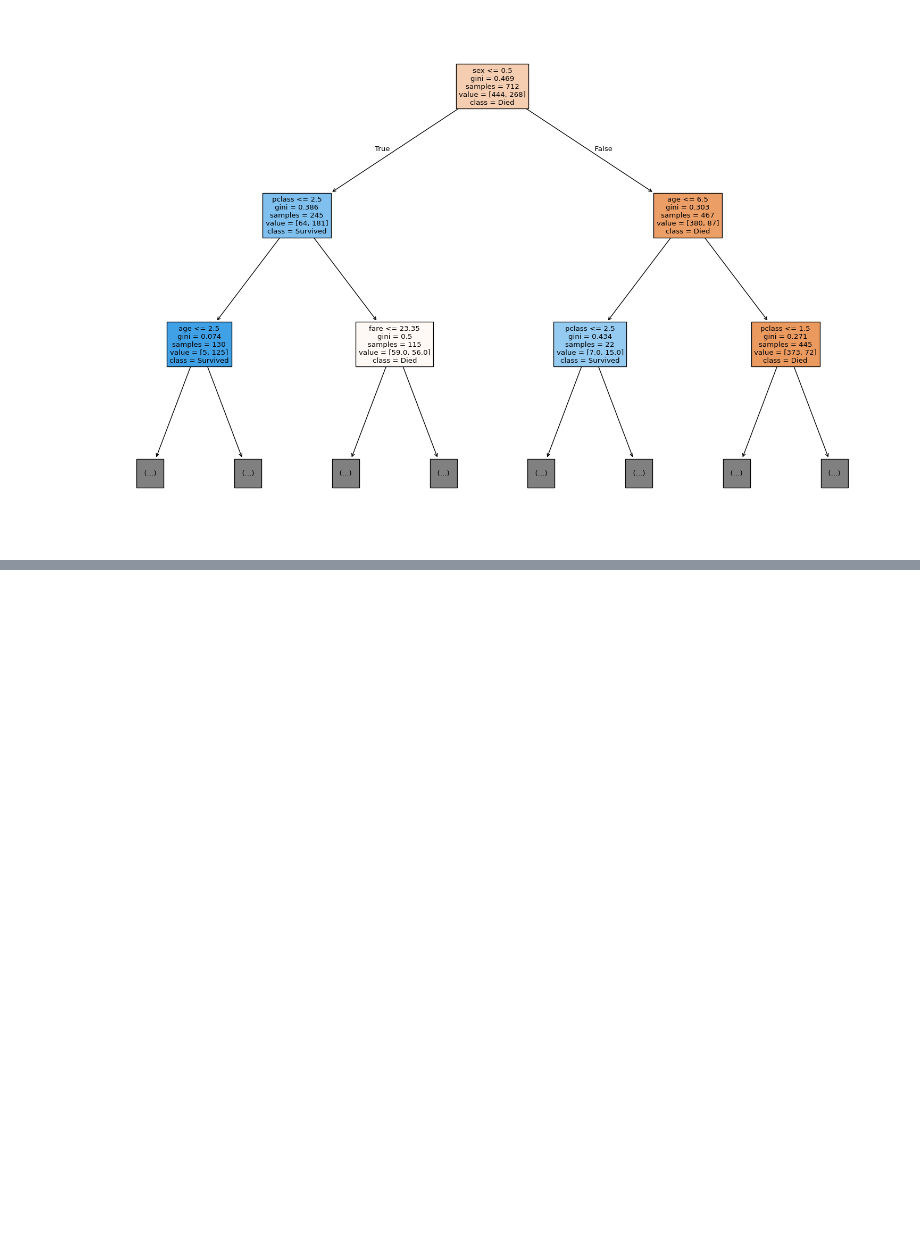
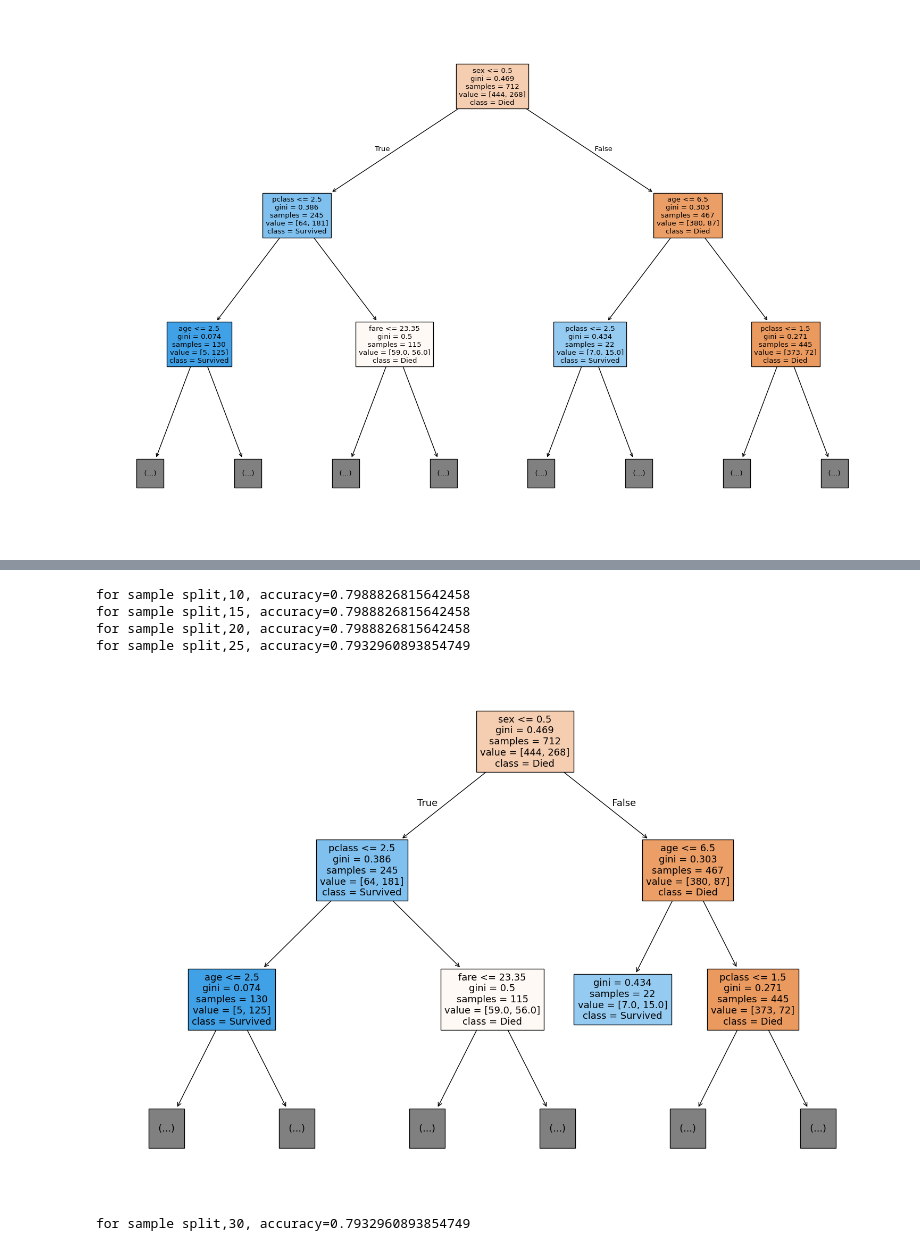
Before and after one commit to Yuval-Varke/ML_2.0, a Jupyter notebook: Decision Trees/Decision_tree_classifier.ipynb, the cells around one changed output, grey strips where cells are left out. Cells and saved outputs as stored; diff of their text form; code cells hidden in the pictures; blank space fills up the shorter version.

```diff
--- a/Decision Trees/Decision_tree_classifier.ipynb
+++ b/Decision Trees/Decision_tree_classifier.ipynb
@@ -98,0 +101,14 @@ plt.show()
+# %%
+max_depths = [2,3,4,5,6,7,8,9,10]
+
+for depth in max_depths:
+  model  = DecisionTreeClassifier(max_depth=depth)
+  model.fit(X_train, y_train)
+  acc = model.score(X_test, y_test)
+  print(f"Accuracy for depth {depth}: {acc}")
+
+  if depth==3:
+    plt.figure(figsize=(15,10))
+    plot_tree(model, feature_names=features,class_names=['Died','Survived'],filled=True,max_depth=2)
+    plt.tight_layout()
+    plt.show()
@@ -98,0 +126,22 @@ plt.show()
+# %%
+min_samples_splits = [10, 15, 20, 25, 30]
+
+for split in min_samples_splits:
+  model = DecisionTreeClassifier(max_depth=4, min_samples_split=split)
+  model. fit(X_train, y_train)
+
+  acc = model. score(X_test, y_test)
+  print(f"for sample split,{split}, accuracy={acc}")
+
+  if split==25:
+    plt.figure(figsize=(15,10))
+    plot_tree(model, feature_names=features,class_names=['Died','Survived'],filled=True,max_depth=2)
+    plt.tight_layout()
+    plt.show()
+# %% [output]
+for sample split,10, accuracy=0.7988826815642458
+for sample split,15, accuracy=0.7988826815642458
+for sample split,20, accuracy=0.7988826815642458
+for sample split,25, accuracy=0.7932960893854749
+[figure, added]
+for sample split,30, accuracy=0.7932960893854749
```
Also changed, not shown: parts of 3 cells of this notebook.
